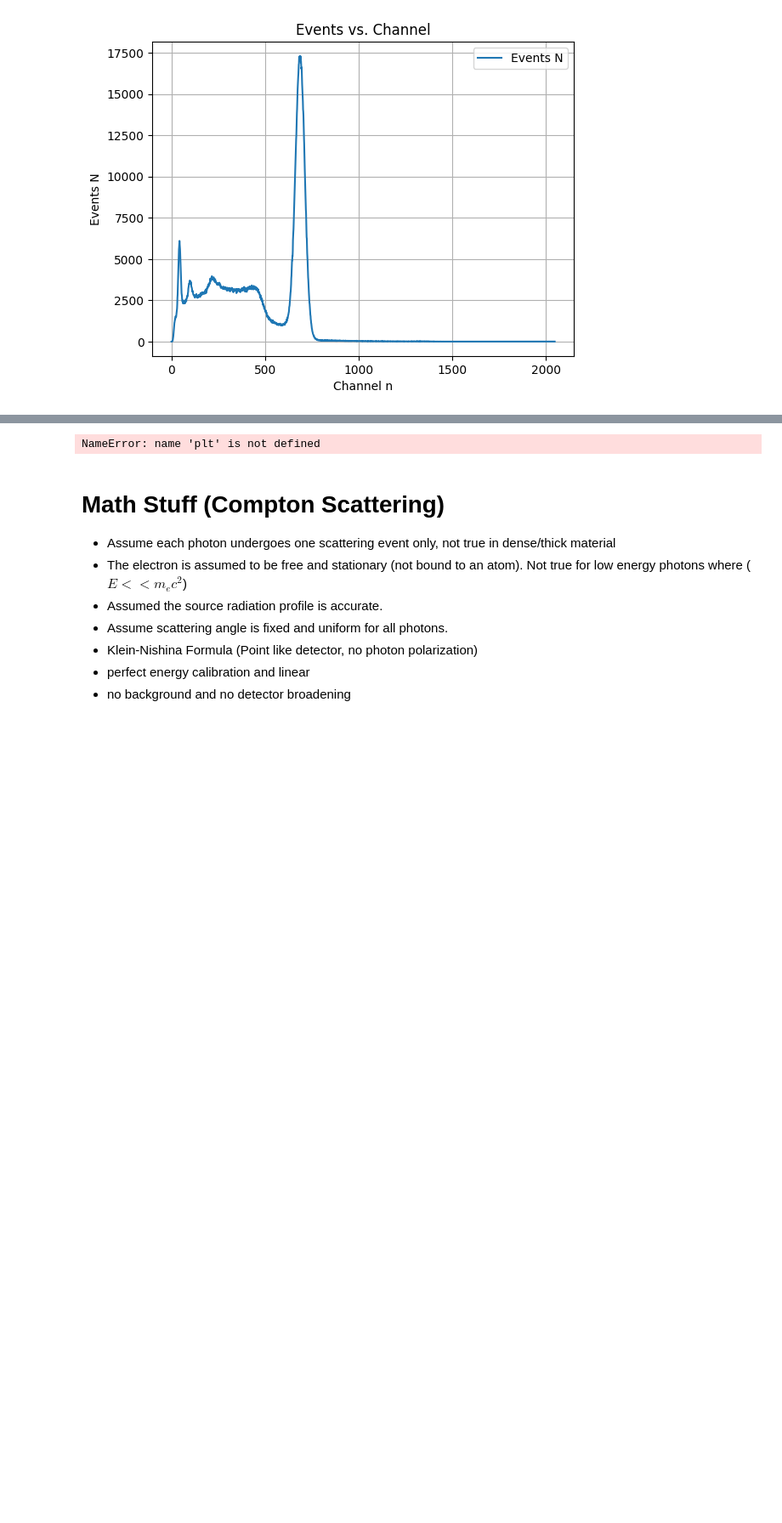
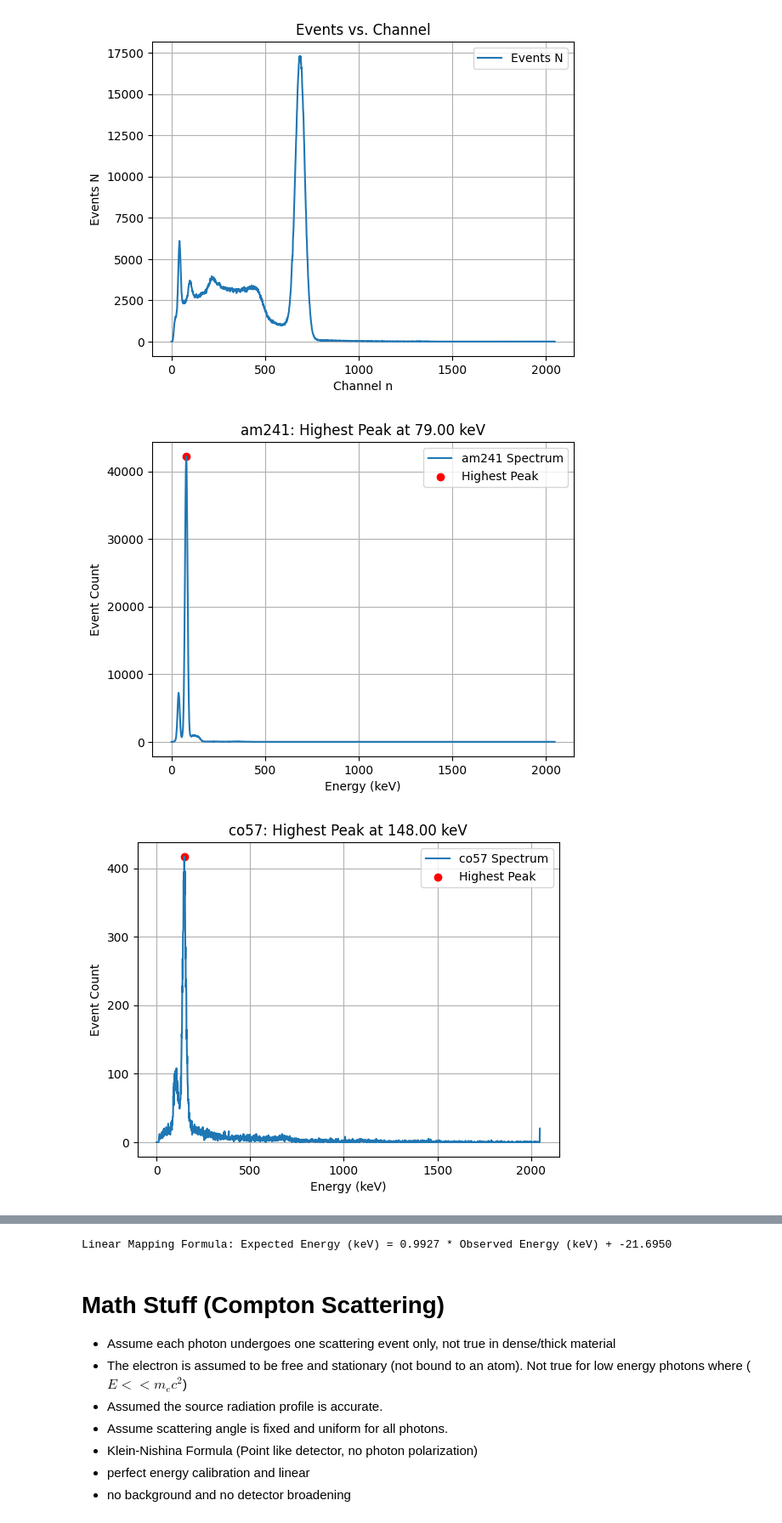
Before and after one commit to WeepsDanky/E1-Compton-Effect, a Jupyter notebook: untitled.ipynb, the cells around one changed output, grey strips where cells are left out. Shown: that part at 85% size. Saved outputs shown, nothing was run; the diff lists cells and outputs as text; code cells hidden in the pictures; blank space fills up the shorter version.

```diff
--- a/untitled.ipynb
+++ b/untitled.ipynb
@@ -5,7 +5,7 @@ import pandas as pd
 import matplotlib.pyplot as plt
 
 # Read the CSV file into a DataFrame
-df = pd.read_csv('data/calibration/cs137-sspht022-2048bin-600s-2gain.csv', delimiter=',')  # Adjust the file path as needed
+df = pd.read_csv('data/calibration/am241-sspht002-2048bin-600s-2gain.csv', delimiter=',')  # Adjust the file path as needed
 
 # Convert columns to numeric
 df = df.apply(pd.to_numeric, errors='coerce')
@@ -49,8 +49,8 @@ from scipy.signal import find_peaks
 from sklearn.linear_model import LinearRegression
 import matplotlib.pyplot as plt
 
-# Function to read a CSV file and identify the energy with the highest event
-def read_and_find_peak(file_path):
+# Function to read a CSV file, identify the highest peak, and plot the data
+def read_and_find_peak(file_path, source_name):
     # Read the CSV file into a DataFrame
     df = pd.read_csv(file_path, delimiter=',')
 
@@ -61,83 +61,90 @@ def read_and_find_peak(file_path):
     df = df.dropna(how='all')
 
     # Extract relevant columns for analysis
-    df_plot = df[['Energy E / keV', 'Events N']]
-
-    # Convert columns to numeric
-    df_plot = df_plot.apply(pd.to_numeric, errors='coerce')
+    df_plot = df[['Energy E / keV', 'Events N']].dropna()
 
     # Identify the highest peak
-    peaks, _ = find_peaks(df_plot['Events N'], height=0.1 * max(df_plot['Events N']))
+    peaks, properties = find_peaks(df_plot['Events N'], height=0.1 * max(df_plot['Events N']))
+
     if len(peaks) > 0:
-        highest_peak = df_plot.iloc[peaks[0]]
+        highest_peak_index = peaks[properties['peak_heights'].argmax()]
+        highest_peak = df_plot.iloc[highest_peak_index]
+
+        # Plot the data and the highest peak
+        plt.figure()
+        plt.plot(df_plot['Energy E / keV'], df_plot['Events N'], label=f'{source_name} Spectrum')
+        plt.scatter(highest_peak['Energy E / keV'], highest_peak['Events N'], color='red', label='Highest Peak')
+        plt.xlabel('Energy (keV)')
+        plt.ylabel('Event Count')
+        plt.title(f'{source_name}: Highest Peak at {highest_peak["Energy E / keV"]:.2f} keV')
+        plt.legend()
+        plt.grid(True)
+        plt.show()
+
         return highest_peak
     else:
         return None
 
-# List of file paths
+# File paths and source names
 file_paths = [
     'data/calibration/am241-sspht002-2048bin-600s-2gain.csv',
     'data/calibration/co57-sspht030-2048bin-600s-2gain.csv',
     'data/calibration/cs137-sspht022-2048bin-600s-2gain.csv'
 ]
-
-# Read each file and identify the highest peak
-for file_path in file_paths:
-    highest_peak = read_and_find_peak(file_path)
-    if highest_peak is not None:
-        print(f"Highest peak in {file_path}:")
-        print(highest_peak)
-    else:
-        print(f"No peaks found in {file_path}")
+source_names = ['am241', 'co57', 'cs137']
 
 # Expected peak values for each source
 expected_peaks = {
     'am241': 59.54,
-    'co57': 122.0,
-    'cs137': 661.7
+    'co57': 122.06,
+    'cs137': 661.66
 }
 
-# Extract the observed peaks from the files
+# Extract the observed peaks
 observed_peaks = []
-for file_path in file_paths:
-    highest_peak = read_and_find_peak(file_path)
+for file_path, source_name in zip(file_paths, source_names):
+    highest_peak = read_and_find_peak(file_path, source_name)
     if highest_peak is not None:
         observed_peaks.append(highest_peak['Energy E / keV'])
 
 # Ensure the observed peaks match the order of file_paths
-source_names = ['am241', 'co57', 'cs137']
 observed_peaks_dict = dict(zip(source_names, observed_peaks))
 
 # Create a DataFrame for linear regression
 df_peaks = pd.DataFrame({
     'Observed': [observed_peaks_dict[source] for source in source_names],
     'Expected': [expected_peaks[source] for source in source_names]
 })
 
 # Perform linear regression to find the mapping relationship
-
 X = df_peaks[['Observed']]
 y = df_peaks['Expected']
 
 model = LinearRegression()
 model.fit(X, y)
 
 # Print the linear relationship
 slope = model.coef_[0]
 intercept = model.intercept_
 print(f"Linear relationship: Expected = {slope:.4f} * Observed + {intercept:.4f}")
 
 # Apply the linear relationship to the observed peaks
 df_peaks['Calibrated'] = model.predict(X)
 print(df_peaks)
 
-# Plot the observed vs. expected peaks
+# Plot the observed vs. expected peaks and the linear mapping
+plt.figure()
 plt.scatter(df_peaks['Observed'], df_peaks['Expected'], color='blue', label='Observed vs. Expected')
-plt.plot(df_peaks['Observed'], df_peaks['Calibrated'], color='red', label='Calibrated')
+plt.plot(df_peaks['Observed'], df_peaks['Calibrated'], color='red', label='Calibration Fit')
 plt.xlabel('Observed Energy (keV)')
 plt.ylabel('Expected Energy (keV)')
 plt.title('Calibration Curve')
 plt.legend()
 plt.grid(True)
 plt.show()
+
+# Print the linear mapping formula
+print(f"Linear Mapping Formula: Expected Energy (keV) = {slope:.4f} * Observed Energy (keV) + {intercept:.4f}")
 # %% [output]
+[figure, added]
+[figure, added]
@@ -161,4 +158,4 @@ Linear relationship: Expected = -3.9287 * Observed + 503.7069
-NameError: name 'plt' is not defined
+Linear Mapping Formula: Expected Energy (keV) = 0.9927 * Observed Energy (keV) + -21.6950
 # %% [markdown]
 # Math Stuff (Compton Scattering)
 - Assume each photon undergoes one scattering event only, not true in dense/thick material
```
Also changed, not shown: parts of 3 cells of this notebook.
